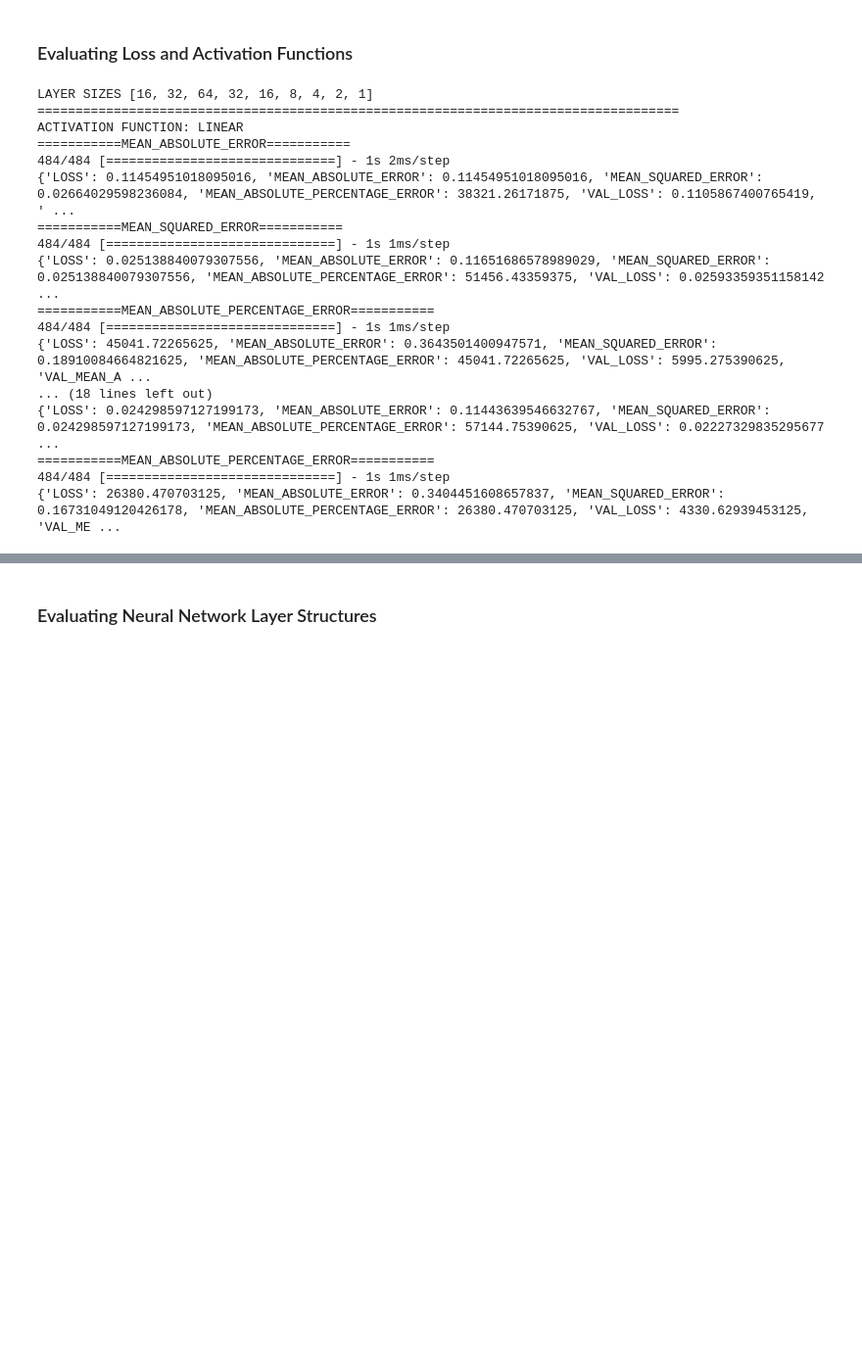
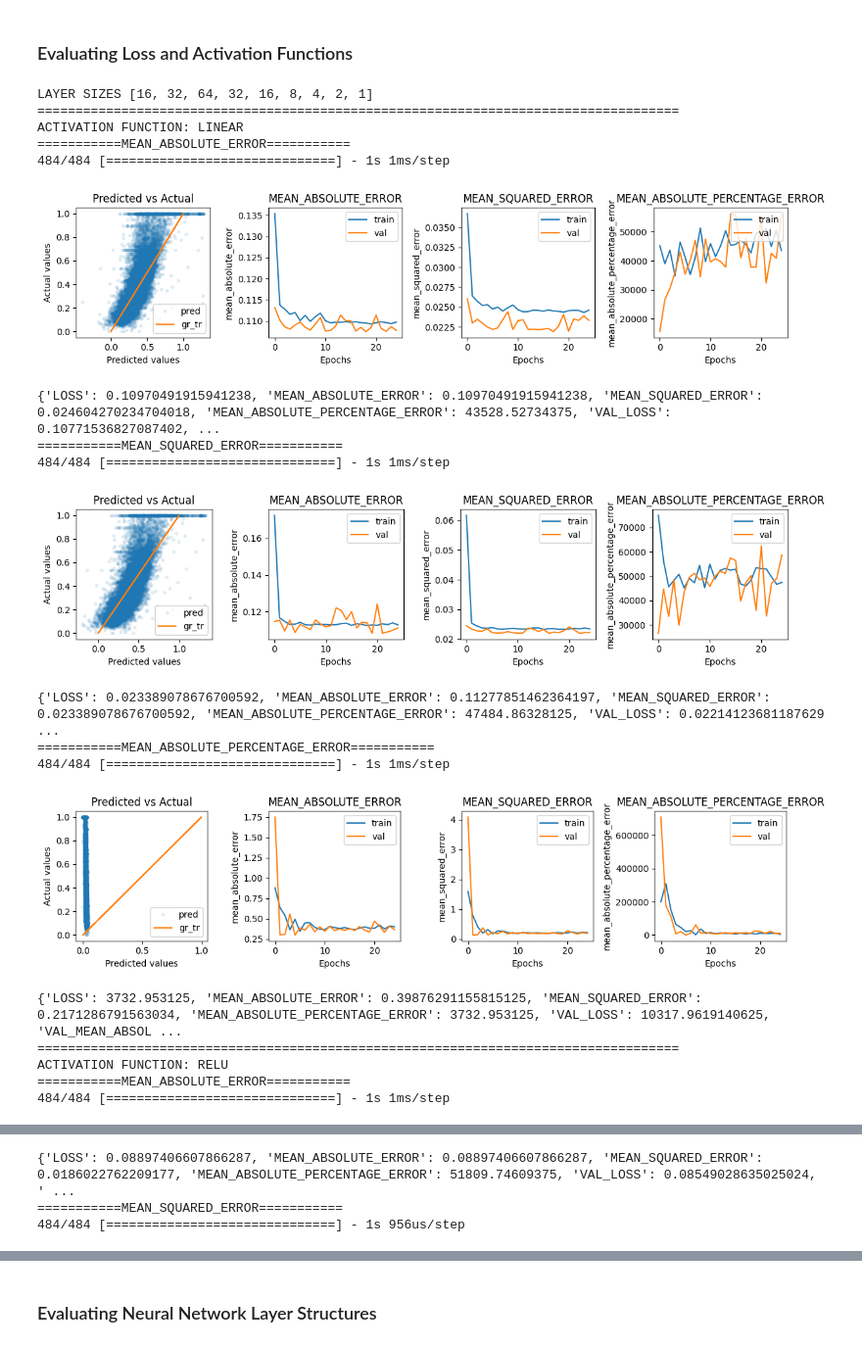
Before and after one commit to vdakov/deep-learning, a Jupyter notebook: Assigment2-David.ipynb, the cells around one changed output, grey strips where cells are left out. Shown at 98% size. Cells and saved outputs as stored; diff of their text form; code cells hidden in the pictures; blank space fills up the shorter version.

Commit message:
Utility functions, JSON exporting

```diff
--- a/Assigment2-David.ipynb
+++ b/Assigment2-David.ipynb
@@ -228,7 +227,7 @@ def create_and_train_model(*args):
 # %%
 import json
 
-def evaluate_architecture(layer_sizes, activation_functions, num_epochs, error_functions, dataset):
+def evaluate_architecture(layer_sizes, activation_functions, num_epochs, error_functions, dataset, file_name):
 
     x_train_n, y_train_n  = dataset
     print("LAYER SIZES", layer_sizes)
@@ -241,33 +240,36 @@ def evaluate_architecture(layer_sizes, activation_functions, num_epochs, error_f
         for loss_function in error_functions:
             m, h= create_and_train_model(layer_sizes, activation_function, num_epochs, optimizer, loss_function, error_functions, "{}-{}".format(layer_sizes, activation_function), dataset)
             labels_predicted = m.predict(x_train_n)
-            # visualize_and_plot(labels_predicted, y_train_n, error_functions, h)
+            visualize_and_plot(labels_predicted, y_train_n, error_functions, h)
             metric_table = evaluate_model_on_final_epoch(h)
             loss_function_table[loss_function] = metric_table
         table[activation_function] = loss_function_table
 
-    with open('evaluation_results.json', 'w') as file:
+    with open('{}.json'.format(file_name), 'w') as file:
         json.dump(table, file, indent=4)
 # %%
 l = [16, 32, 64, 32, 16, 8, 4, 2, 1]
 optimizer = tf.keras.optimizers.legacy.Adam()
 error_functions = ['mean_absolute_error', 'mean_squared_error', 'mean_absolute_percentage_error']
-evaluate_architecture(l, activation_functions, 2, error_functions, [x_train_n, y_train_n])
+activation_functions = ['linear', 'relu', 'elu']
+evaluate_architecture(l, activation_functions, 25, error_functions, [x_train_n, y_train_n], 'experiment_activation_loss')
 # %% [output]
 LAYER SIZES [16, 32, 64, 32, 16, 8, 4, 2, 1]
 ====================================================================================
 ACTIVATION FUNCTION: LINEAR
 ===========MEAN_ABSOLUTE_ERROR===========
-484/484 [==============================] - 1s 2ms/step
-{'LOSS': 0.11454951018095016, 'MEAN_ABSOLUTE_ERROR': 0.11454951018095016, 'MEAN_SQUARED_ERROR': 0.02664029598236084, 'MEAN_ABSOLUTE_PERCENTAGE_ERROR': 38321.26171875, 'VAL_LOSS': 0.1105867400765419, ' ...
-===========MEAN_SQUARED_ERROR===========
 484/484 [==============================] - 1s 1ms/step
-{'LOSS': 0.025138840079307556, 'MEAN_ABSOLUTE_ERROR': 0.11651686578989029, 'MEAN_SQUARED_ERROR': 0.025138840079307556, 'MEAN_ABSOLUTE_PERCENTAGE_ERROR': 51456.43359375, 'VAL_LOSS': 0.02593359351158142 ...
-===========MEAN_ABSOLUTE_PERCENTAGE_ERROR===========
-484/484 [==============================] - 1s 1ms/step
-{'LOSS': 45041.72265625, 'MEAN_ABSOLUTE_ERROR': 0.3643501400947571, 'MEAN_SQUARED_ERROR': 0.18910084664821625, 'MEAN_ABSOLUTE_PERCENTAGE_ERROR': 45041.72265625, 'VAL_LOSS': 5995.275390625, 'VAL_MEAN_A ...
-... (18 lines left out)
-{'LOSS': 0.024298597127199173, 'MEAN_ABSOLUTE_ERROR': 0.11443639546632767, 'MEAN_SQUARED_ERROR': 0.024298597127199173, 'MEAN_ABSOLUTE_PERCENTAGE_ERROR': 57144.75390625, 'VAL_LOSS': 0.02227329835295677 ...
-===========MEAN_ABSOLUTE_PERCENTAGE_ERROR===========
-484/484 [==============================] - 1s 1ms/step
-{'LOSS': 26380.470703125, 'MEAN_ABSOLUTE_ERROR': 0.3404451608657837, 'MEAN_SQUARED_ERROR': 0.16731049120426178, 'MEAN_ABSOLUTE_PERCENTAGE_ERROR': 26380.470703125, 'VAL_LOSS': 4330.62939453125, 'VAL_ME ...
+[figure, added]
+{'LOSS': 0.10970491915941238, 'MEAN_ABSOLUTE_ERROR': 0.10970491915941238, 'MEAN_SQUARED_ERROR': 0.024604270234704018, 'MEAN_ABSOLUTE_PERCENTAGE_ERROR': 43528.52734375, 'VAL_LOSS': 0.10771536827087402, ...
+===========MEAN_SQUARED_ERROR===========
+484/484 [==============================] - 1s 1ms/step
+[figure, added]
+{'LOSS': 0.023389078676700592, 'MEAN_ABSOLUTE_ERROR': 0.11277851462364197, 'MEAN_SQUARED_ERROR': 0.023389078676700592, 'MEAN_ABSOLUTE_PERCENTAGE_ERROR': 47484.86328125, 'VAL_LOSS': 0.02214123681187629 ...
+===========MEAN_ABSOLUTE_PERCENTAGE_ERROR===========
+484/484 [==============================] - 1s 1ms/step
+[figure, added]
+{'LOSS': 3732.953125, 'MEAN_ABSOLUTE_ERROR': 0.39876291155815125, 'MEAN_SQUARED_ERROR': 0.2171286791563034, 'MEAN_ABSOLUTE_PERCENTAGE_ERROR': 3732.953125, 'VAL_LOSS': 10317.9619140625, 'VAL_MEAN_ABSOL ...
+====================================================================================
+ACTIVATION FUNCTION: RELU
+===========MEAN_ABSOLUTE_ERROR===========
+484/484 [==============================] - 1s 1ms/step
@@ -273,0 +277,3 @@ ACTIVATION FUNCTION: LINEAR
+{'LOSS': 0.08897406607866287, 'MEAN_ABSOLUTE_ERROR': 0.08897406607866287, 'MEAN_SQUARED_ERROR': 0.0186022762209177, 'MEAN_ABSOLUTE_PERCENTAGE_ERROR': 51809.74609375, 'VAL_LOSS': 0.08549028635025024, ' ...
+===========MEAN_SQUARED_ERROR===========
+484/484 [==============================] - 1s 956us/step
```
Also changed, not shown: parts of 8 cells of this notebook, 6 other files.
